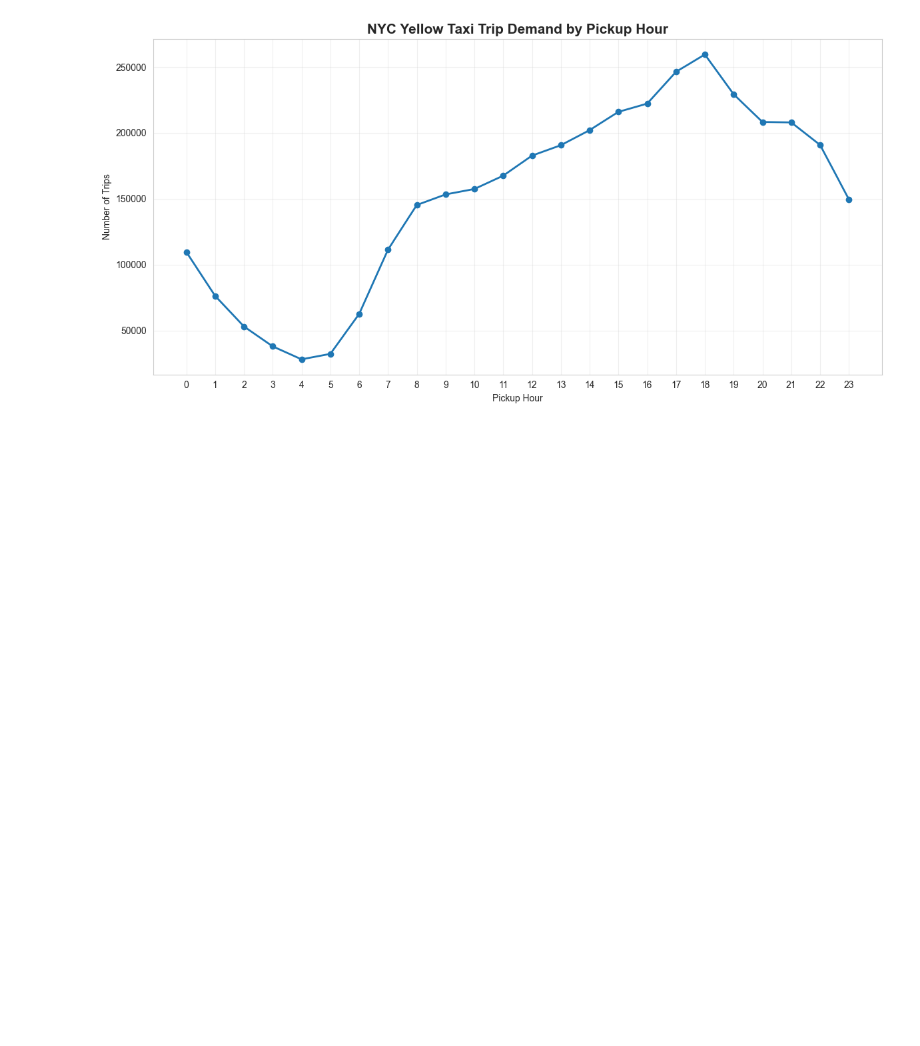
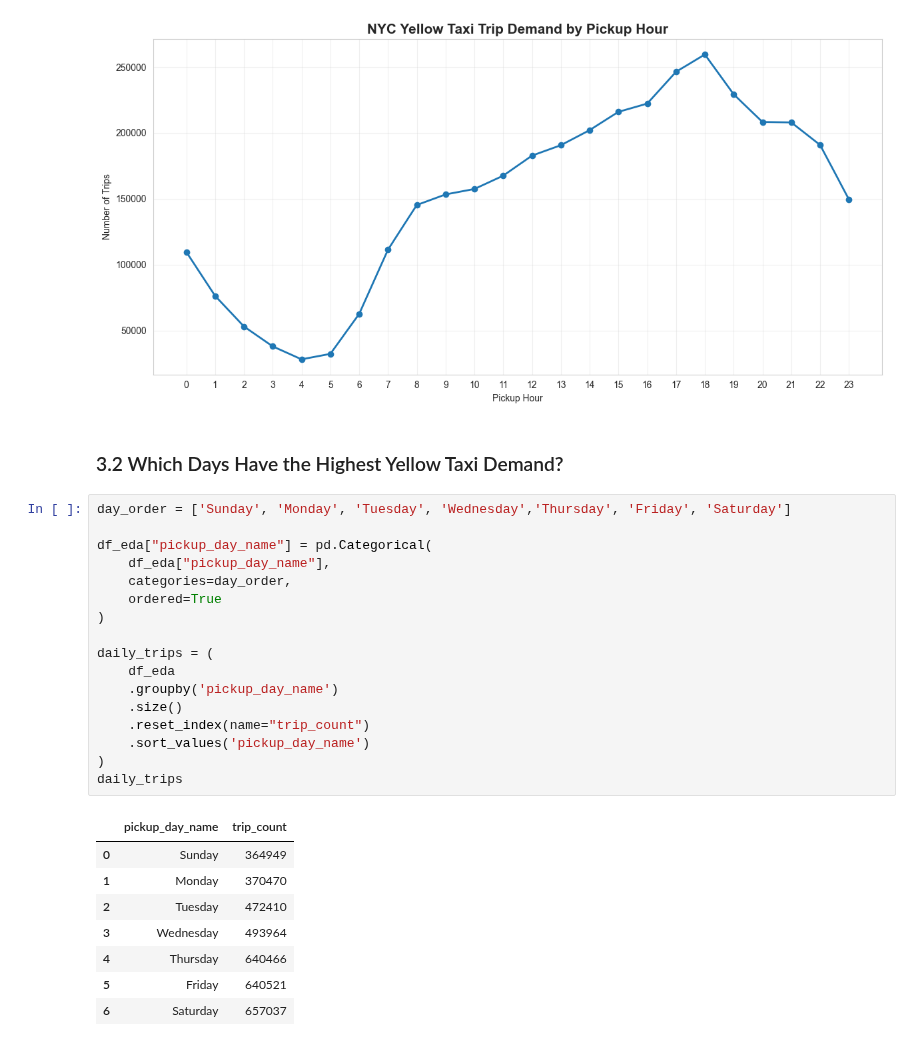
Before and after one commit to fathirrizkifadillah/NYC-Yellow-Taxi-Trip-Analysis, a Jupyter notebook: main.ipynb, the cells around one changed output. Saved outputs shown, nothing was run; the diff lists cells and outputs as text; blank space fills up the shorter version.

```diff
--- a/main.ipynb
+++ b/main.ipynb
@@ -577,3 +583,31 @@ plt.savefig(filepath, dpi=300, bbox_inches="tight", facecolor='white')
 plt.show()
 # %% [output]
 [figure]
+# %% [markdown]
+### 3.2 Which Days Have the Highest Yellow Taxi Demand?
+# %%
+day_order = ['Sunday', 'Monday', 'Tuesday', 'Wednesday','Thursday', 'Friday', 'Saturday']
+
+df_eda["pickup_day_name"] = pd.Categorical(
+    df_eda["pickup_day_name"],
+    categories=day_order,
+    ordered=True
+)
+
+daily_trips = (
+    df_eda
+    .groupby('pickup_day_name')
+    .size()
+    .reset_index(name="trip_count")
+    .sort_values('pickup_day_name')
+)
+daily_trips
+# %% [output]
+|  | pickup_day_name | trip_count |
+| 0 | Sunday | 364949 |
+| 1 | Monday | 370470 |
+| 2 | Tuesday | 472410 |
+| 3 | Wednesday | 493964 |
+| 4 | Thursday | 640466 |
+| 5 | Friday | 640521 |
+| 6 | Saturday | 657037 |
```
Also changed, not shown: parts of 2 cells of this notebook, 1 other file.
